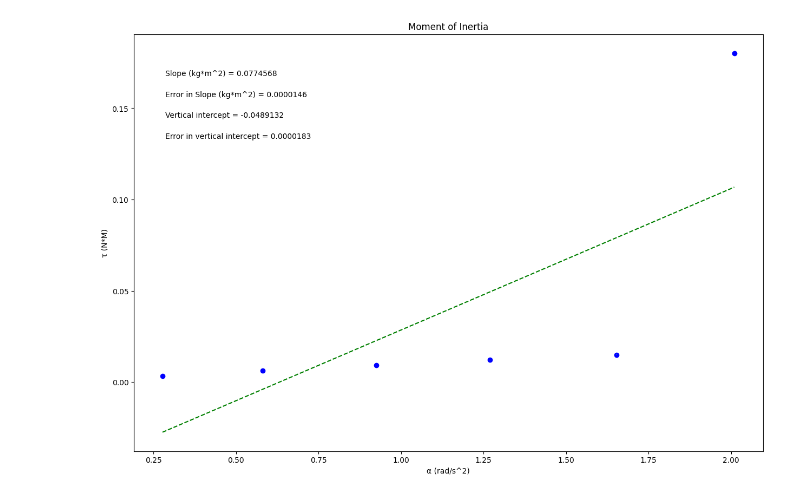
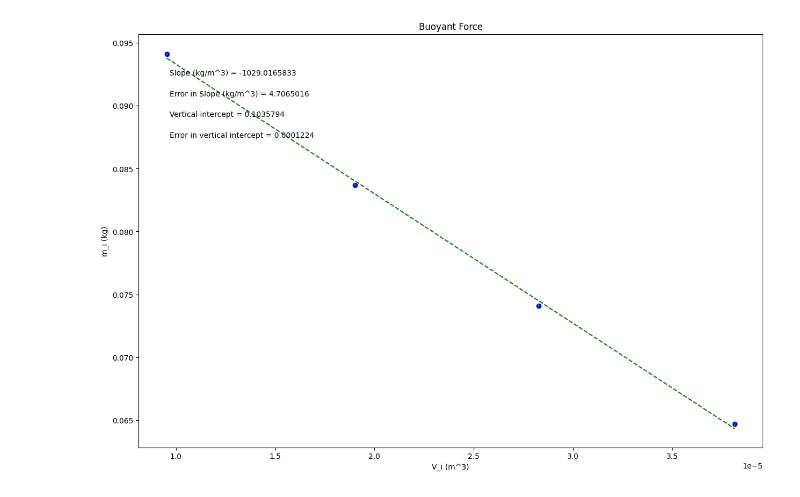
Before and after one commit to BennyAndersch/Lab_Plots, a Jupyter notebook: Copy_of_PHSXlab_plotting_template.ipynb, the cells around one changed output. Saved outputs shown, nothing was run; the diff lists cells and outputs as text; code cells hidden in the pictures.

```diff
--- a/Copy_of_PHSXlab_plotting_template.ipynb
+++ b/Copy_of_PHSXlab_plotting_template.ipynb
@@ -19,28 +19,28 @@ import matplotlib.pyplot as plt
 #variable names should start with a letter and must contain only letters, numbers, and underscores
 
 
-α = np.array([.277686, .581818, .92562, 1.269421, 1.652893, 2.009917])
+V_i = np.array([0.000009539104640774, 0.000019027737828422, 0.000028264013750441, 0.000038131182836533])
 
-τ = np.array([.00326, .00619, 0.009177, 0.012116, 0.015051, 0.18013])
+m_i = np.array([0.0941, 0.0837, 0.0741, 0.0647])
 
-δτ = np.array([.000020981, .000021043, .000021151, .000021302, .000021526, .000021765])
+δm_i = np.array([0.0001, 0.0001, 0.0001, 0.0001])
 
 
 
 #Re-assign variables as x, y, dy so that the remaining plotting code may remain generic
 #UPDATE VARIABLE NAMES (ON RHS OF EACH EQUAL SIGN) TO MATCH VARIABLE NAMES FOR DATA ABOVE
 
-x = α             #this should be the array you want to plot on the x axis
-y = τ             #this should be the array you want to plot on the y axis
-dy = δτ        #this should be your error in y array
+x = V_i             #this should be the array you want to plot on the x axis
+y = m_i            #this should be the array you want to plot on the y axis
+dy = δm_i        #this should be your error in y array
 
 
 #UPDATE EACH OF THESE 4 STRINGS FOR YOUR PLOT LABELS AS YOU WANT THEM TO APPEAR
 
-plot_title= 'Moment of Inertia'
-x_label= 'α (rad/s^2)'
-y_label= 'τ (N*M)'
-slope_units= 'kg*m^2'
+plot_title= 'Buoyant Force'
+x_label= 'V_i (m^3)'
+y_label= 'm_i (kg)'
+slope_units= 'kg/m^3'
 
 #UPDATE ANNOTATION PLACEMENT SO IT'S OUT OF WAY OF PLOTTED DATA AND BEST FIT LINE
 #integer from 1 to 4, top R corner is 1 (counter-clockwise from there)
@@ -92,31 +92,31 @@ elif annotation_placement==3 or annotation_placement==4:
 #Don't need to change anything in this section!
 
 #Plot data on graph. Plot error bars and place values for slope,
 #error in slope, and vertical intercept (plus error) on the plot using "annotate"
 
 plt.figure(figsize=(15,10))
 
 plt.plot(x, fit, color='green', linestyle='--')
 plt.scatter(x, y, color='blue', marker='o')
 
 plt.xlabel(x_label)
 plt.ylabel(y_label)
 plt.title(plot_title)
 
 plt.errorbar(x, y, yerr=dy, xerr=None, fmt="none") #don't need to plot x error bars
 
 plt.annotate('Slope ({}) = {value:.{digits}f}'.format(slope_units,value=m, digits=7),
              (xpos, ypos[0]), xycoords='axes fraction')
 
 plt.annotate('Error in Slope ({}) = {value:.{digits}f}'.format(slope_units,value=dm, digits=7),
              (xpos, ypos[1]), xycoords='axes fraction')
 
 plt.annotate('Vertical intercept = {value:.{digits}f}'.format(value=b, digits=7),
              (xpos, ypos[2]), xycoords='axes fraction')
 
 plt.annotate('Error in vertical intercept = {value:.{digits}f}'.format(value=db, digits=7),
              (xpos, ypos[3]), xycoords='axes fraction')
 
 plt.show()
 # %% [output]
-[figure, old version]
+[figure, new version]
```
